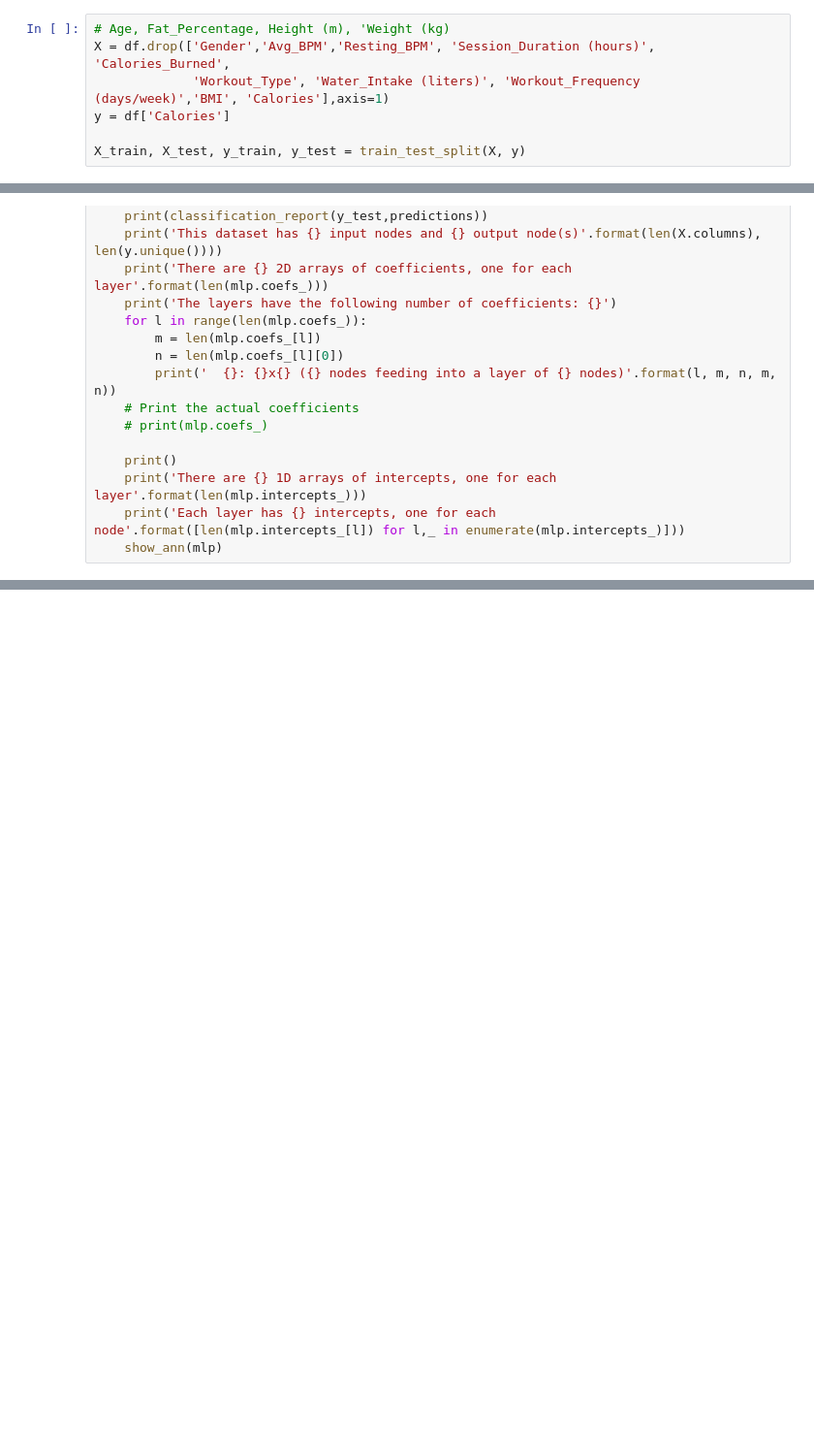
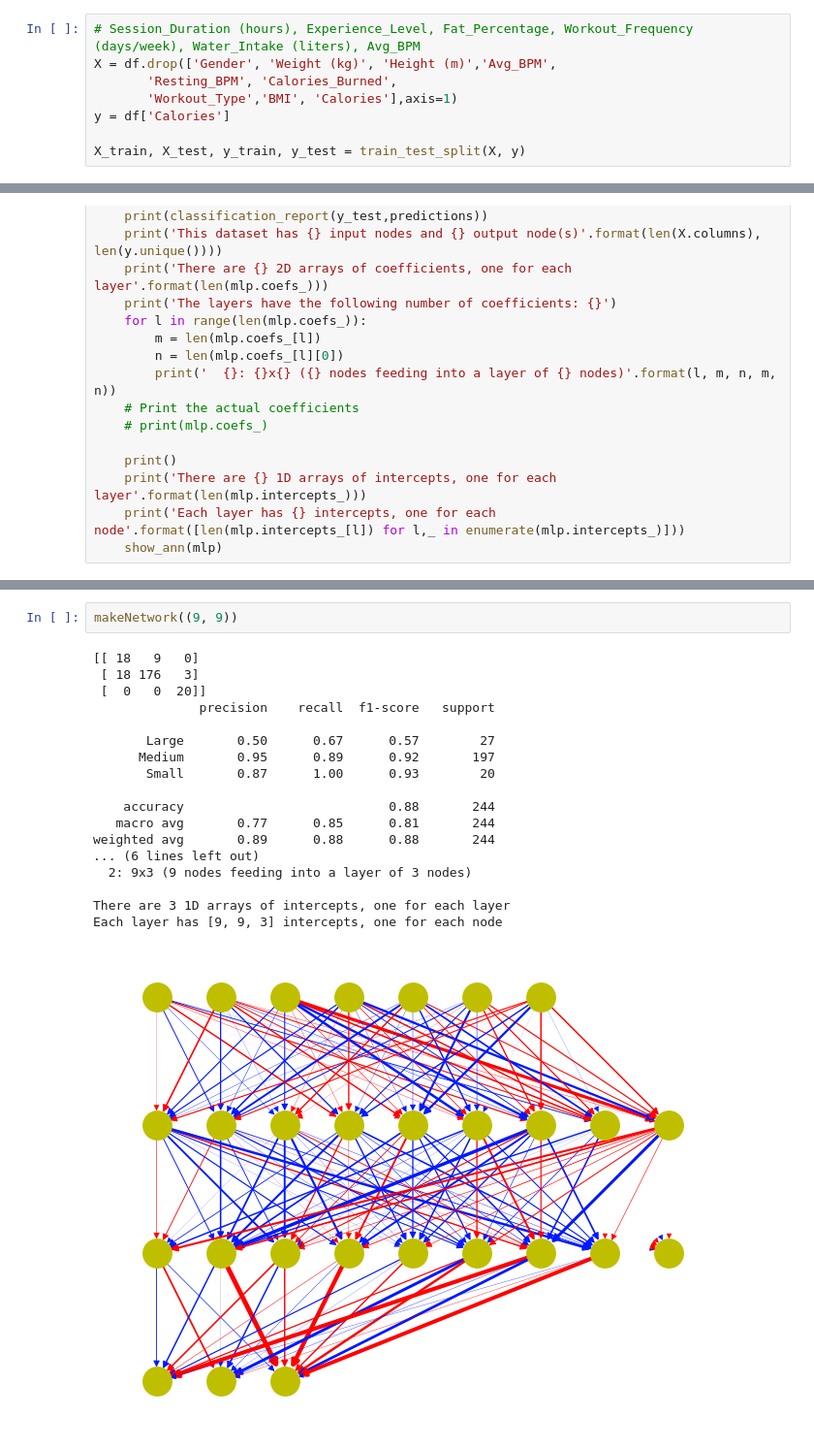
Before and after one commit to LaytonWashburn/CS5830_Project8, a Jupyter notebook: project8.ipynb, the cells around one changed output, grey strips where cells are left out. Shown at 97% size. Saved outputs shown, nothing was run; the diff lists cells and outputs as text; blank space fills up the shorter version.

```diff
--- a/project8.ipynb
+++ b/project8.ipynb
@@ -229,7 +340,8 @@ sns.heatmap(corr)
 # %%
-# Age, Fat_Percentage, Height (m), 'Weight (kg)
-X = df.drop(['Gender','Avg_BPM','Resting_BPM', 'Session_Duration (hours)', 'Calories_Burned',
-             'Workout_Type', 'Water_Intake (liters)', 'Workout_Frequency (days/week)','BMI', 'Calories'],axis=1)
+# Session_Duration (hours), Experience_Level, Fat_Percentage, Workout_Frequency (days/week), Water_Intake (liters), Avg_BPM
+X = df.drop(['Gender', 'Weight (kg)', 'Height (m)','Avg_BPM',
+       'Resting_BPM', 'Calories_Burned',
+       'Workout_Type','BMI', 'Calories'],axis=1)
 y = df['Calories']
 
 X_train, X_test, y_train, y_test = train_test_split(X, y)
@@ -323,0 +545,21 @@ makeNetwork((17, 14))
+# %%
+makeNetwork((9, 9))
+# %% [output]
+[[ 18   9   0]
+ [ 18 176   3]
+ [  0   0  20]]
+              precision    recall  f1-score   support
+
+       Large       0.50      0.67      0.57        27
+      Medium       0.95      0.89      0.92       197
+       Small       0.87      1.00      0.93        20
+
+    accuracy                           0.88       244
+   macro avg       0.77      0.85      0.81       244
+weighted avg       0.89      0.88      0.88       244
+... (6 lines left out)
+  2: 9x3 (9 nodes feeding into a layer of 3 nodes)
+
+There are 3 1D arrays of intercepts, one for each layer
+Each layer has [9, 9, 3] intercepts, one for each node
+[figure, added]
```
Also changed, not shown: parts of 19 cells of this notebook.
